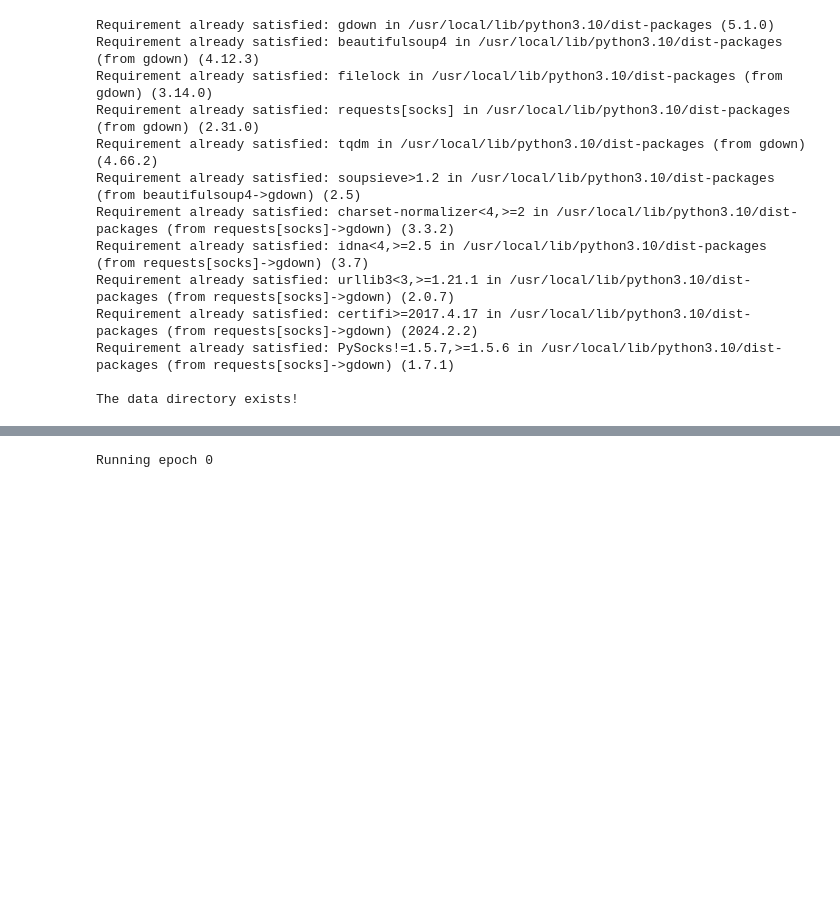
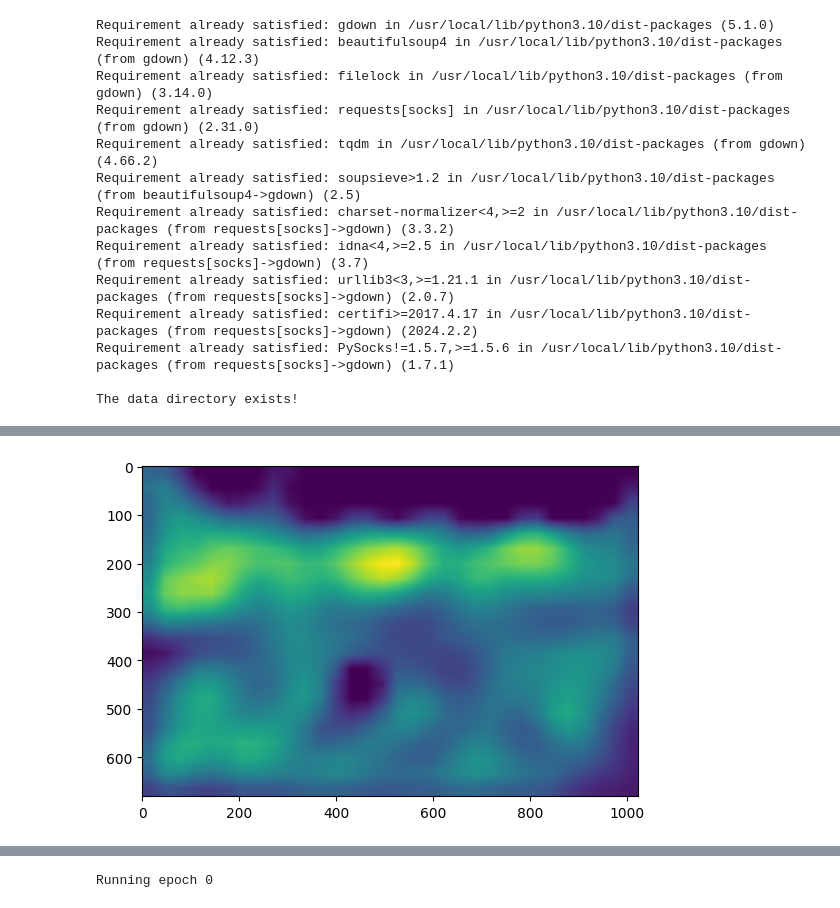
Before and after one commit to VinitraMk/UMass-CS670-Project, a Jupyter notebook: Index.ipynb, the cells around one changed output, grey strips where cells are left out. Drawn from its saved outputs; the diff is of its cells as text; code cells hidden in the pictures; blank space fills up the shorter version.

```diff
--- a/Index.ipynb
+++ b/Index.ipynb
@@ -177,12 +256,20 @@ parser = argparse.ArgumentParser()
 parser.add_argument('--batch_size', type = int, default = 1)
 parser.add_argument('--model_name', type=str, default='vgg')
 parser.add_argument('--lr', type=float, default=0.05)
-parser.add_argument('--max_iter', type=int, default=param_dict['grass']['epochs'])
+parser.add_argument('--max_iter', type=int, default=200)
 args = parser.parse_args(args=[])
 
-style_img = read_image(f'./source-data/Textures/grass.jpg')
+style_img = read_image(f'./source-data/Textures/vibrant-1.jpg')
 img = read_image('./source-data/Mini-Set/bgm-bird-1.jpg')
 img = img[None, :]
 #print(img.size())
-style_transfer(img, style_img, [0, 2, 5, 14, 23], 21, 1e-4, [0.1]*5, 1e-5, args)
+#layer_visualizer(img, args)
+#layer_visualizer(style_img, args)
+style_layers = [1, 6, 11, 20, 29] #[2]
+#style_layers = [0, 2, 5, 14, 23]
+content_layer = 20
+style_weights = [1e2] * 5 #[1.5]*5
+content_weight = 5 #1e-4 #1
+total_variance_weight = 1e-3 #1e-5 4
+style_transfer(img, style_img, style_layers, content_layer, content_weight, style_weights, total_variance_weight, args)
 # %% [output]
@@ -193,6 +277,4 @@ KeyboardInterrupt:
 # %%
-'''
-
 from models.custom_models import get_model
 from common.utils import load_model, init_config
 from datautils.datareader import read_data
@@ -212,7 +294,8 @@ import torch.nn.functional as F
 from common.utils import get_config
 import os
 from tqdm import tqdm
-
+#from torchvision.io import read_image
+from PIL import Image
 
 class SemanticSegmentation:
 
@@ -258,38 +341,91 @@ class SemanticSegmentation:
         target_class = [ClassifierOutputTarget(1)]
         for i_batch, batch in enumerate(tqdm(test_loader, desc = 'Running through test set')):
             img_batch = list(map(transform, batch[0]))
             img_batch = torch.stack(img_batch, 0)
             #print('img batch', img_batch.size())
             #print(op.size())
             grayscale_cam = grad_cam(input_tensor = img_batch, targets = target_class)
             grayscale_cam = grayscale_cam[0, :, :]
             rgb_imgs = list(map(tensor_transform, batch[0]))
             rgb_imgs = np.transpose(np.stack(rgb_imgs, 0), (0, 2, 3, 1))
             rgb_imgs /= 255.0
             #print(grayscale_cam.shape, rgb_imgs.shape)
             cam_img = show_cam_on_image(rgb_imgs[0], grayscale_cam, use_rgb = True)
             cam_mask = grayscale_cam.copy()
-            cam_mask[cam_mask >= 0.6] = 1
-            cam_mask[cam_mask < 0.6] = 0
+            cam_mask[cam_mask > 0.6] = 1
+            cam_mask[cam_mask <= 0.6] = 0
             cam_mask = 1 - cam_mask
             op_path = os.path.join(cfg['output_dir'], f'Test-SemSeg/{dataset_name.upper()}/{batch[2][0]}')
             op_path = op_path.replace("jpg", "png")
             #print(cfg['output_dir'], op_path)
             #print(img_batch.size(), cam_mask.shape)
             plt.imsave(op_path, cam_mask, cmap='binary')
             #plt.imshow(grayscale_cam)
             #plt.show()
             #plt.imshow(cam_mask)
             #plt.show()
-            del img_batch, grayscale_cam, rgb_imgs, cam_img, cam_mask
-            torch.cuda.empty_cache()
+
+    def test_on_single_image(self, args, image_path):
+        target_layers = [self.model.model.layer4[-1]]
+        grad_cam = GradCAM(model = self.model.model, target_layers = target_layers)
+        target_class = [ClassifierOutputTarget(1)]
+
+        transform = transforms.Compose([
+            transforms.ToTensor(),
+            transforms.Lambda(self.__convert_to_grascale),
+            transforms.Normalize(mean=[0.485, 0.456, 0.406],
+                std=[0.229, 0.224, 0.225])
+        ])
+        tensor_transform = transforms.Compose([
+            transforms.ToTensor(),
+        ])
+
+        #img_tensor = read_image(image_path)
+        img_arr = [Image.open(image_path)]
+        img_tensor = list(map(transform, img_arr))
+        img_tensor = torch.stack(img_tensor, 0)
+        #print('img size', img_tensor.size())
+        grayscale_cam = grad_cam(input_tensor = img_tensor, targets = target_class)
+        grayscale_cam = grayscale_cam[0, :, :]
+        rgb_imgs = list(map(tensor_transform, img_arr))
+        rgb_imgs = np.transpose(np.stack(rgb_imgs, 0), (0, 2, 3, 1))
+        rgb_imgs /= 255.0
+        #print(grayscale_cam.shape, rgb_imgs.shape)
+        cam_img = show_cam_on_image(rgb_imgs[0], grayscale_cam, use_rgb = True)
+        cam_mask = grayscale_cam.copy()
+        cam_mask[cam_mask > 0.6] = 1
+        cam_mask[cam_mask <= 0.6] = 0
+        cam_mask = 1 - cam_mask
+        #op_path = os.path.join(cfg['output_dir'], f'Test-SemSeg/{dataset_name.upper()}/{batch[2][0]}')
+        #op_path = op_path.replace("jpg", "png")
+        #print(cfg['output_dir'], op_path)
+        #print(img_batch.size(), cam_mask.shape)
+        #plt.imsave(op_path, cam_mask, cmap='binary')
+        plt.imshow(grayscale_cam)
+        plt.show()
+        plt.imshow(cam_mask)
+        plt.show()
+        img_np = np.array(img_arr)
+        img_np[0] = img_np[0] * cam_mask[:, :, None]
+        print(img_np.shape, cam_mask.shape)
+        plt.imshow(img_np[0])
+        plt.show()
+
 
 def run_semantic_segmentation_pipeline(args, dataset_name):
     seg = SemanticSegmentation(args.model_path, 'resnet18', 2)
 
-    seg.run(args, dataset_name)
+    #seg.run(args, dataset_name)
+    seg.test_on_single_image(args, './source-data/Mini-Set/bgm-bird-1.jpg')
 
-#run_semantic_segmentation_pipeline()
+parser = argparse.ArgumentParser()
+parser.add_argument('--batch_size', type = int, default = 1)
+parser.add_argument('--model_name', type=str, default='vgg')
+parser.add_argument('--lr', type=float, default=0.05)
+parser.add_argument('--max_iter', type=int, default=param_dict['grass']['epochs'])
+parser.add_argument('--model_path', type=str, default='./models/best_models/resnet-18-best-1.pt')
+args = parser.parse_args(args=[])
 
-
-'''
+run_semantic_segmentation_pipeline(args, 'cod10k')
+# %% [output]
+[figure, added]
```
Also changed, not shown: parts of 9 cells of this notebook, 6 other files.
